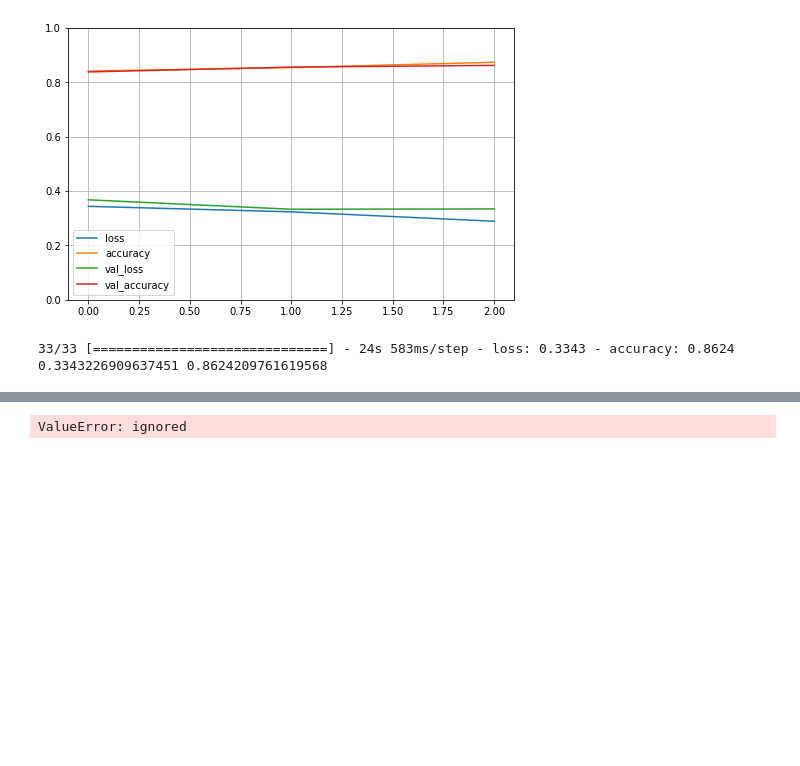
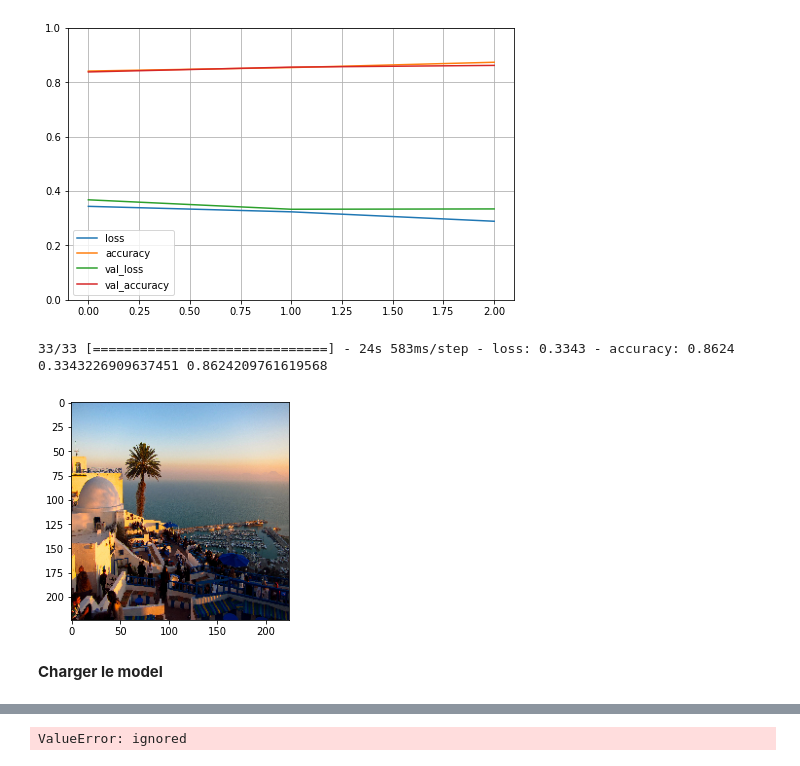
Before and after one commit to skander-kerkeni/Predict_if_it_s_photo_or_other, a Jupyter notebook: Livrable1_Version0.ipynb, the cells around one changed output, grey strips where cells are left out. Cells and saved outputs as stored; diff of their text form; code cells hidden in the pictures; blank space fills up the shorter version.

Commit message:
testing model

```diff
--- a/Livrable1_Version0.ipynb
+++ b/Livrable1_Version0.ipynb
@@ -191,3 +174,12 @@ print(loss_t, acc_t)
 # %% [output]
 33/33 [==============================] - 24s 583ms/step - loss: 0.3343 - accuracy: 0.8624
 0.3343226909637451 0.8624209761619568
+# %%
+img_path = "/content/drive/MyDrive/tunisie.jpg"
+img = image.load_img(img_path, target_size=(224, 224))
+plt.imshow(img)
+plt.show()
+# %% [output]
+[figure, added]
+# %% [markdown]
+**Charger le model**
```
Also changed, not shown: parts of 12 cells of this notebook.
